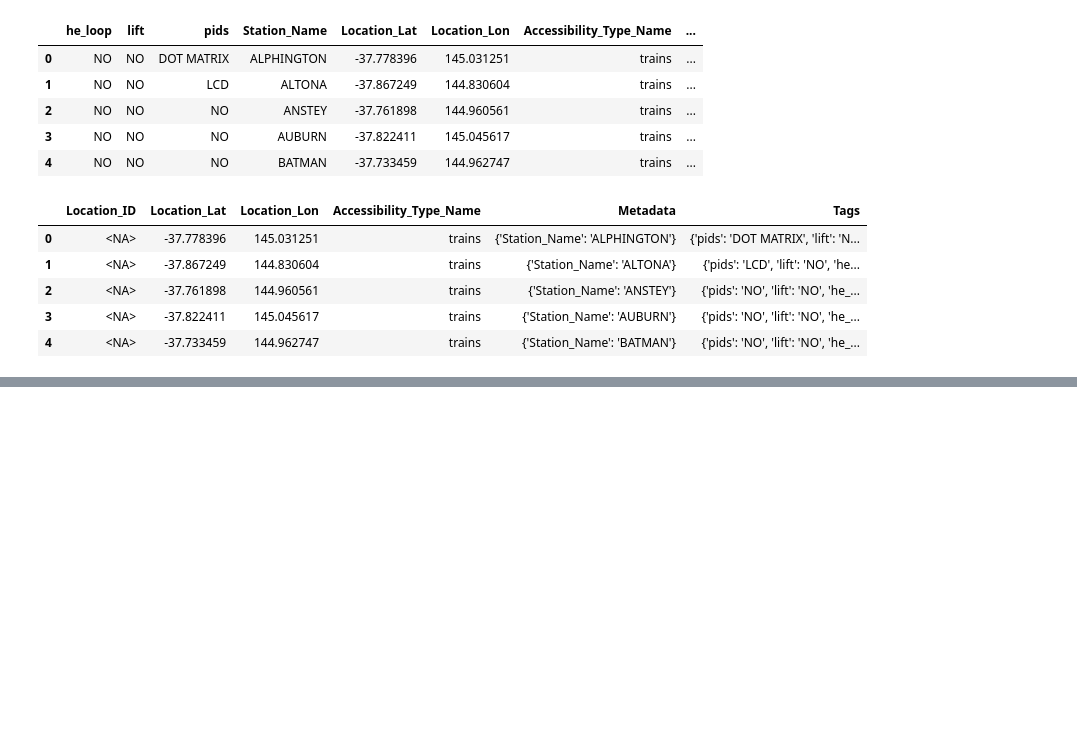
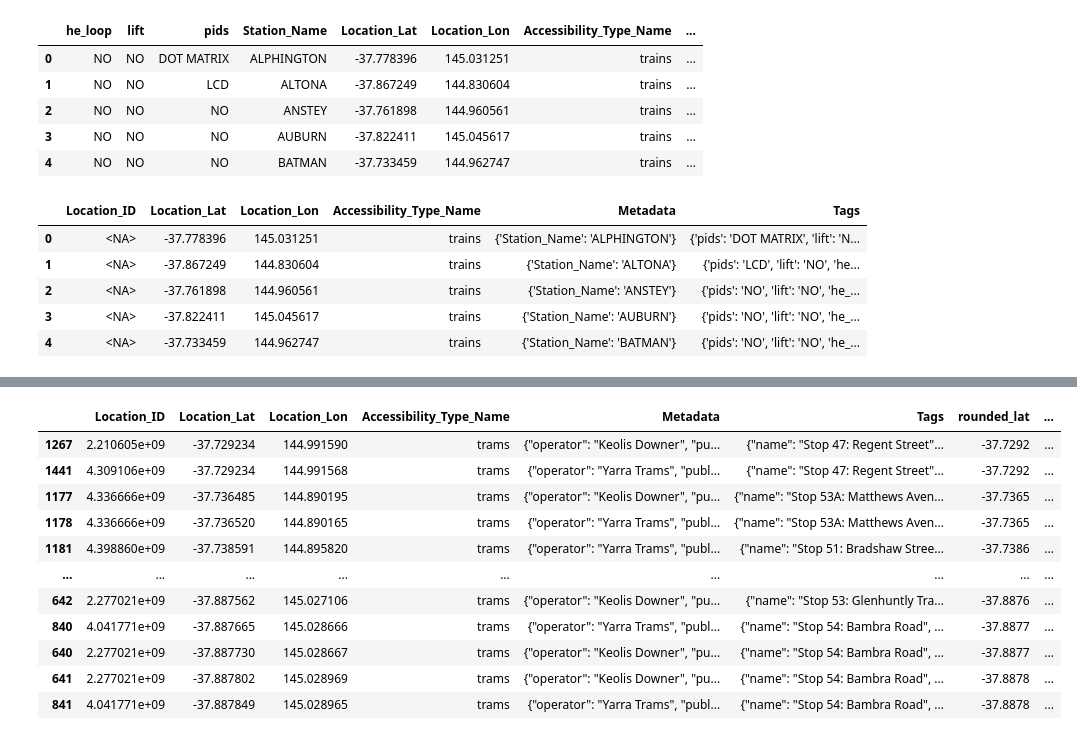
Before and after one commit to CherianK/mobility_mate, a Jupyter notebook: assets/data_preprocessing/dw_metrodata.ipynb, the cells around one changed output, grey strips where cells are left out. Cells and saved outputs as stored; diff of their text form; code cells hidden in the pictures; blank space fills up the shorter version.

Commit message:
Added duplicate handling options for transportation data

```diff
--- a/assets/data_preprocessing/dw_metrodata.ipynb
+++ b/assets/data_preprocessing/dw_metrodata.ipynb
@@ -103,0 +136,5 @@ metro_data.to_csv('metro_CSV.csv', index=False)
+# %%
+# Combining the data
+transpo_full = pd.concat([metro_static, tram_osm], axis=0)
+
+transpo_full.head(5)
@@ -103,0 +169,13 @@ metro_data.to_csv('metro_CSV.csv', index=False)
+# %%
+# Round coordinates to 4 decimal places (~11 meter precision)
+transpo_full['rounded_lat'] = transpo_full['Location_Lat'].round(4)
+transpo_full['rounded_lon'] = transpo_full['Location_Lon'].round(4)
+
+# Check for duplicates on rounded coordinates
+fuzzy_duplicates = transpo_full.duplicated(subset=['rounded_lat', 'rounded_lon'], keep=False)
+
+# Count how many times each location appears
+location_counts = transpo_full.groupby(['rounded_lat', 'rounded_lon']).size().reset_index(name='count')
+duplicate_counts = location_counts[location_counts['count'] > 1]
+
+duplicate_counts
@@ -103,0 +199,77 @@ metro_data.to_csv('metro_CSV.csv', index=False)
+# %%
+import pandas as pd
+import numpy as np
+
+def flag_nearby_duplicates(transpo_full, lat_col='Location_Lat', lon_col='Location_Lon', threshold_meters=20):
+    """
+    Fast approximation to flag nearby toilets (within ~20m) as duplicates
+    while keeping all original records and showing their groupings.
+
+    Returns:
+    - Original DataFrame with added columns:
+      * 'duplicate_group' - ID for each group of nearby toilets
+      * 'nearby_count' - How many toilets are in this group
+      * 'reference_lat' - Representative latitude for the group
+      * 'reference_lon' - Representative longitude for the group
+    """
+    # Calculate precision needed (~0.0002 degrees ≈ 20 meters)
+    precision = int(np.ceil(-np.log10(threshold_meters/111000)))
+
+    # Create rounded coordinates for grouping
+    transpo_full = transpo_full.copy()
+    transpo_full['coord_group'] = (
+        transpo_full[lat_col].round(precision).astype(str) + "|" +
+        transpo_full[lon_col].round(precision).astype(str)
+    )
+
+    # Calculate group stats
+    group_stats = transpo_full.groupby('coord_group').agg({
+        lat_col: 'first',
+        lon_col: 'first',
+        'coord_group': 'size'
+    }).rename(columns={'coord_group': 'nearby_count'})
+
+    # Only keep groups with duplicates
+    duplicate_groups = group_stats[group_stats['nearby_count'] > 1]
+
+    # Merge back with original data
+    result = transpo_full.merge(
+        duplicate_groups,
+        on='coord_group',
+        how='left',
+        suffixes=('', '_ref')
+    )
+
+    # Clean up columns
+    result['duplicate_group'] = result.groupby('coord_group').ngroup()
+    result.loc[result['nearby_count'].isna(), 'duplicate_group'] = np.nan
+
+    # Rename reference columns
+    result = result.rename(columns={
+        f'{lat_col}_ref': 'reference_lat',
+        f'{lon_col}_ref': 'reference_lon'
+    })
+
+    # Remove temporary column
+    result = result.drop(columns=['coord_group'])
+
+    return result
+
+# Usage
+marked_transpo = flag_nearby_duplicates(transpo_full)
+
+# Show only the duplicates (optional)
+marked_transpo[marked_transpo['duplicate_group'].notna()].sort_values('duplicate_group')
+# %% [output]
+|  | Location_ID | Location_Lat | Location_Lon | Accessibility_Type_Name | Metadata | Tags | rounded_lat | ... |
+| 1267 | 2.210605e+09 | -37.729234 | 144.991590 | trams | {"operator": "Keolis Downer", "pu... | {"name": "Stop 47: Regent Street"... | -37.7292 | ... |
+| 1441 | 4.309106e+09 | -37.729234 | 144.991568 | trams | {"operator": "Yarra Trams", "publ... | {"name": "Stop 47: Regent Street"... | -37.7292 | ... |
+| 1177 | 4.336666e+09 | -37.736485 | 144.890195 | trams | {"operator": "Keolis Downer", "pu... | {"name": "Stop 53A: Matthews Aven... | -37.7365 | ... |
+| 1178 | 4.336666e+09 | -37.736520 | 144.890165 | trams | {"operator": "Yarra Trams", "publ... | {"name": "Stop 53A: Matthews Aven... | -37.7365 | ... |
+| 1181 | 4.398860e+09 | -37.738591 | 144.895820 | trams | {"operator": "Yarra Trams", "publ... | {"name": "Stop 51: Bradshaw Stree... | -37.7386 | ... |
+| ... | ... | ... | ... | ... | ... | ... | ... | ... |
+| 642 | 2.277021e+09 | -37.887562 | 145.027106 | trams | {"operator": "Keolis Downer", "pu... | {"name": "Stop 53: Glenhuntly Tra... | -37.8876 | ... |
+| 840 | 4.041771e+09 | -37.887665 | 145.028666 | trams | {"operator": "Yarra Trams", "publ... | {"name": "Stop 54: Bambra Road", ... | -37.8877 | ... |
+| 640 | 2.277021e+09 | -37.887730 | 145.028667 | trams | {"operator": "Keolis Downer", "pu... | {"name": "Stop 54: Bambra Road", ... | -37.8877 | ... |
+| 641 | 2.277021e+09 | -37.887802 | 145.028969 | trams | {"operator": "Keolis Downer", "pu... | {"name": "Stop 54: Bambra Road", ... | -37.8878 | ... |
+| 841 | 4.041771e+09 | -37.887849 | 145.028965 | trams | {"operator": "Yarra Trams", "publ... | {"name": "Stop 54: Bambra Road", ... | -37.8878 | ... |
```
Also changed, not shown: parts of 10 cells of this notebook, 1 other file.
